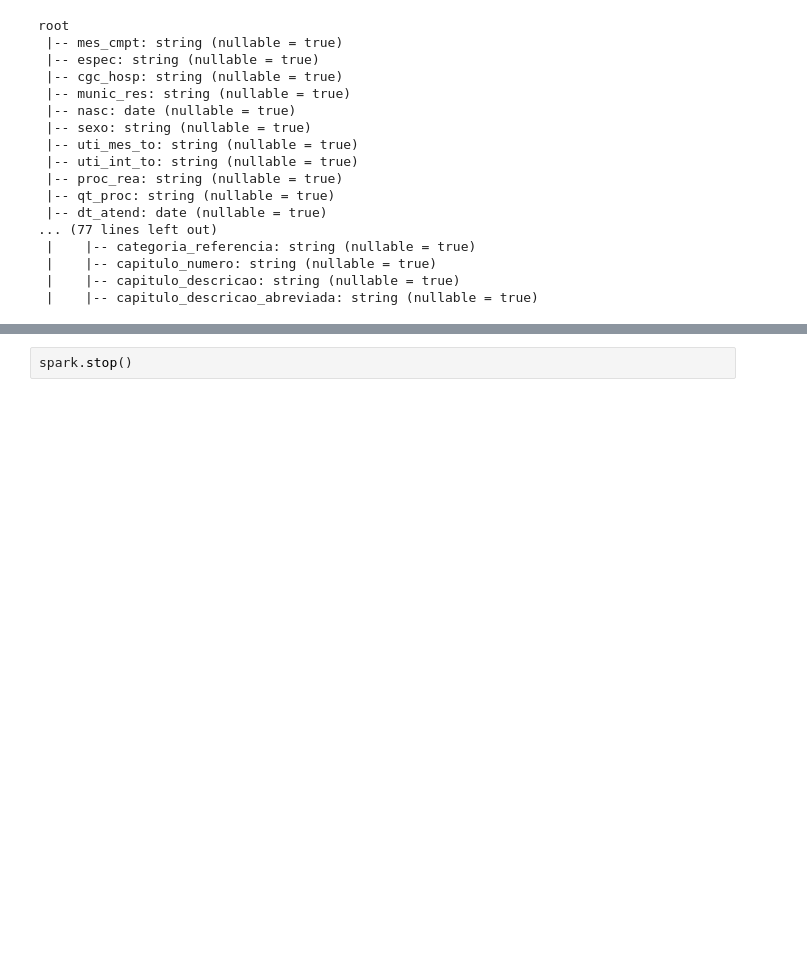
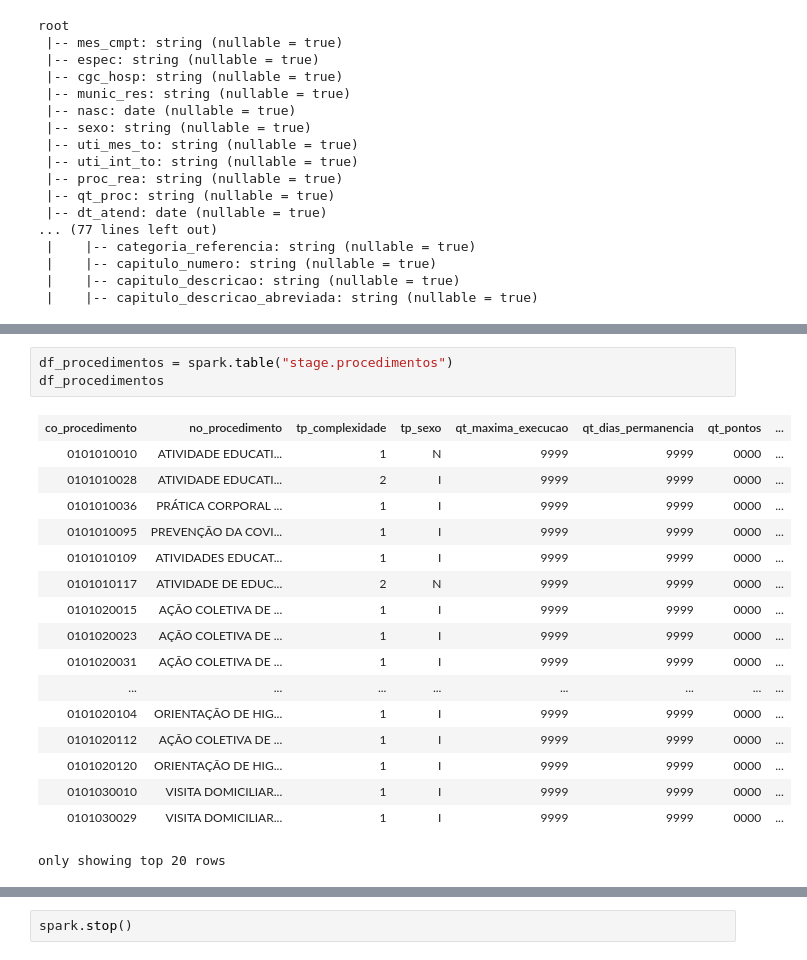
Before and after one commit to luizhenriquemm/spark-lab, a Jupyter notebook: data/jupyter/tcc/processamento_bases/stage_ciha_step3.ipynb, the cells around one changed output, grey strips where cells are left out. Saved outputs shown, nothing was run; the diff lists cells and outputs as text; blank space fills up the shorter version.

```diff
--- a/data/jupyter/tcc/processamento_bases/stage_ciha_step3.ipynb
+++ b/data/jupyter/tcc/processamento_bases/stage_ciha_step3.ipynb
@@ -51 +64,22 @@ ciha_step2.select([count(when(col(c).isNull(), c)).alias(c) for c in ciha_step2.
+# %%
+df_procedimentos = spark.table("stage.procedimentos")
+df_procedimentos
+# %% [output]
+| co_procedimento | no_procedimento | tp_complexidade | tp_sexo | qt_maxima_execucao | qt_dias_permanencia | qt_pontos | ... |
+| 0101010010 | ATIVIDADE EDUCATI... | 1 | N | 9999 | 9999 | 0000 | ... |
+| 0101010028 | ATIVIDADE EDUCATI... | 2 | I | 9999 | 9999 | 0000 | ... |
+| 0101010036 | PRÁTICA CORPORAL ... | 1 | I | 9999 | 9999 | 0000 | ... |
+| 0101010095 | PREVENÇÃO DA COVI... | 1 | I | 9999 | 9999 | 0000 | ... |
+| 0101010109 | ATIVIDADES EDUCAT... | 1 | I | 9999 | 9999 | 0000 | ... |
+| 0101010117 | ATIVIDADE DE EDUC... | 2 | N | 9999 | 9999 | 0000 | ... |
+| 0101020015 | AÇÃO COLETIVA DE ... | 1 | I | 9999 | 9999 | 0000 | ... |
+| 0101020023 | AÇÃO COLETIVA DE ... | 1 | I | 9999 | 9999 | 0000 | ... |
+| 0101020031 | AÇÃO COLETIVA DE ... | 1 | I | 9999 | 9999 | 0000 | ... |
+| ... | ... | ... | ... | ... | ... | ... | ... |
+| 0101020104 | ORIENTAÇÃO DE HIG... | 1 | I | 9999 | 9999 | 0000 | ... |
+| 0101020112 | AÇÃO COLETIVA DE ... | 1 | I | 9999 | 9999 | 0000 | ... |
+| 0101020120 | ORIENTAÇÃO DE HIG... | 1 | I | 9999 | 9999 | 0000 | ... |
+| 0101030010 | VISITA DOMICILIAR... | 1 | I | 9999 | 9999 | 0000 | ... |
+| 0101030029 | VISITA DOMICILIAR... | 1 | I | 9999 | 9999 | 0000 | ... |
+only showing top 20 rows
 # %%
```
Also changed, not shown: parts of 11 cells of this notebook, 5 other files.
